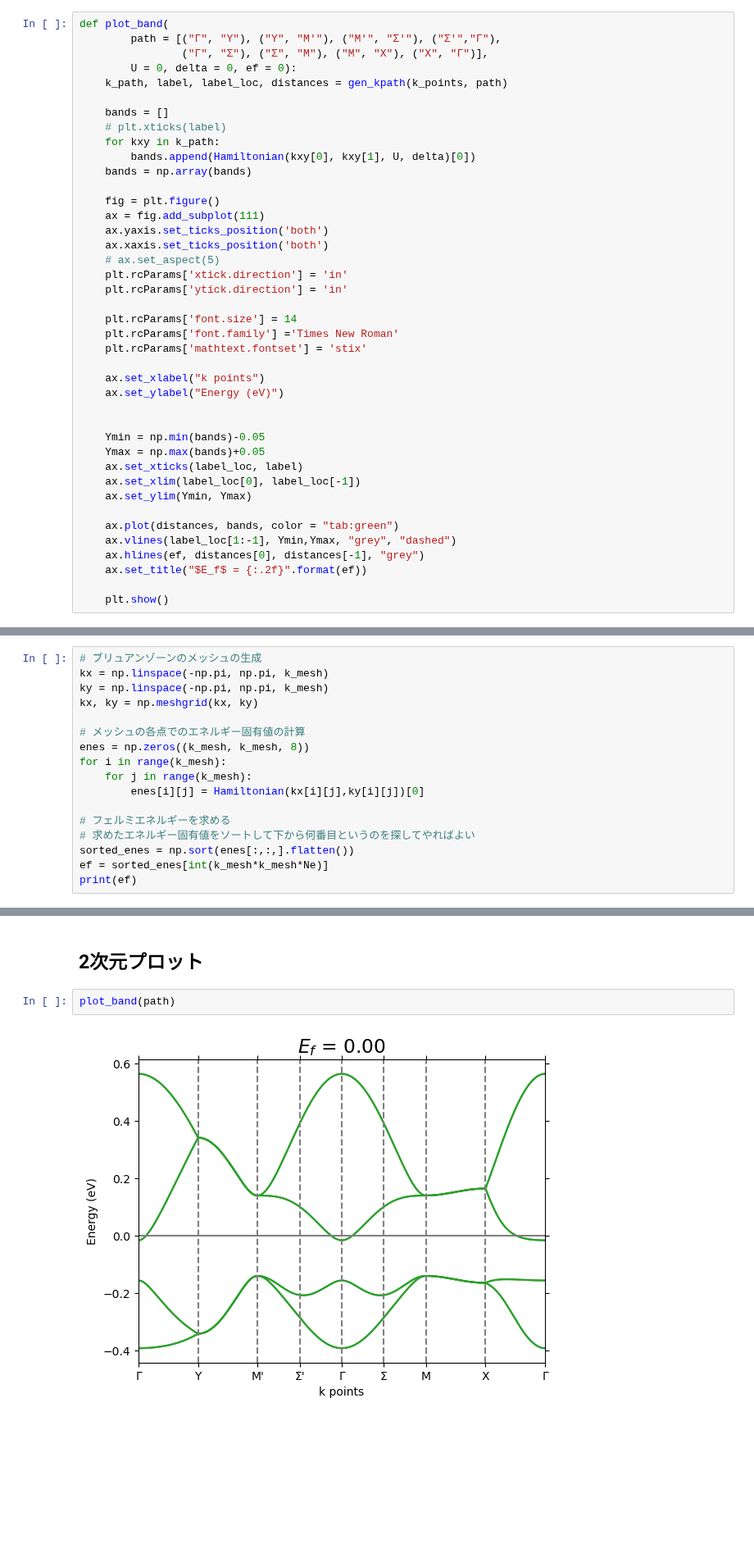
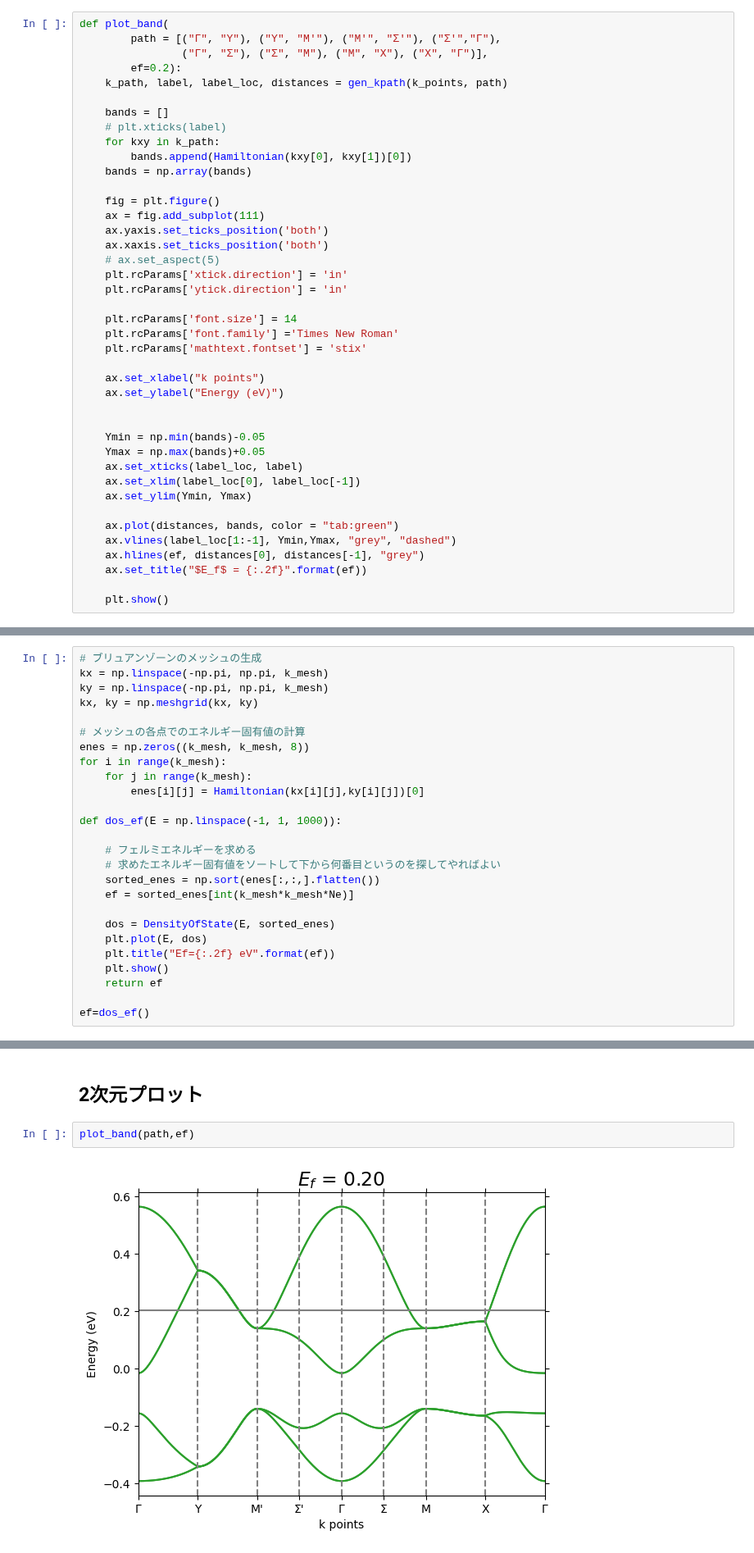
Before and after one commit to xiang-gong3944/----, a Jupyter notebook: 2024_09_25_AlterMagnet1/kappaET2_band_py.ipynb, the cells around one changed output, grey strips where cells are left out. Shown at 82% size. Saved outputs shown, nothing was run; the diff lists cells and outputs as text; blank space fills up the shorter version.

```diff
--- a/2024_09_25_AlterMagnet1/kappaET2_band_py.ipynb
+++ b/2024_09_25_AlterMagnet1/kappaET2_band_py.ipynb
@@ -259,13 +315,13 @@ def Hamiltonian(kx, ky, U=0.0, Delta=0.8):
 def plot_band(
         path = [("Γ", "Y"), ("Y", "M'"), ("M'", "Σ'"), ("Σ'","Γ"),
                 ("Γ", "Σ"), ("Σ", "M"), ("M", "X"), ("X", "Γ")],
-        U = 0, delta = 0, ef = 0):
+        ef=0.2):
     k_path, label, label_loc, distances = gen_kpath(k_points, path)
 
     bands = []
     # plt.xticks(label)
     for kxy in k_path:
-        bands.append(Hamiltonian(kxy[0], kxy[1], U, delta)[0])
+        bands.append(Hamiltonian(kxy[0], kxy[1])[0])
     bands = np.array(bands)
 
     fig = plt.figure()
@@ -383,9 +439,18 @@ for i in range(k_mesh):
     for j in range(k_mesh):
         enes[i][j] = Hamiltonian(kx[i][j],ky[i][j])[0]
 
-# フェルミエネルギーを求める
-# 求めたエネルギー固有値をソートして下から何番目というのを探してやればよい
-sorted_enes = np.sort(enes[:,:,].flatten())
-ef = sorted_enes[int(k_mesh*k_mesh*Ne)]
-print(ef)
+def dos_ef(E = np.linspace(-1, 1, 1000)):
+
+    # フェルミエネルギーを求める
+    # 求めたエネルギー固有値をソートして下から何番目というのを探してやればよい
+    sorted_enes = np.sort(enes[:,:,].flatten())
+    ef = sorted_enes[int(k_mesh*k_mesh*Ne)]
+
+    dos = DensityOfState(E, sorted_enes)
+    plt.plot(E, dos)
+    plt.title("Ef={:.2f} eV".format(ef))
+    plt.show()
+    return ef
+
+ef=dos_ef()
 # %% [output]
@@ -438,9 +481,9 @@ plt.plot(k_path[:,0],k_path[:,1])
 # %% [markdown]
 ## 2次元プロット
 # %%
-plot_band(path)
+plot_band(path,ef)
 # %% [output]
-[figure, old version]
+[figure, new version]
 # %% [markdown]
 ### 3D プロット
 # %%
```
Also changed, not shown: parts of 25 cells of this notebook, 10 other files.
